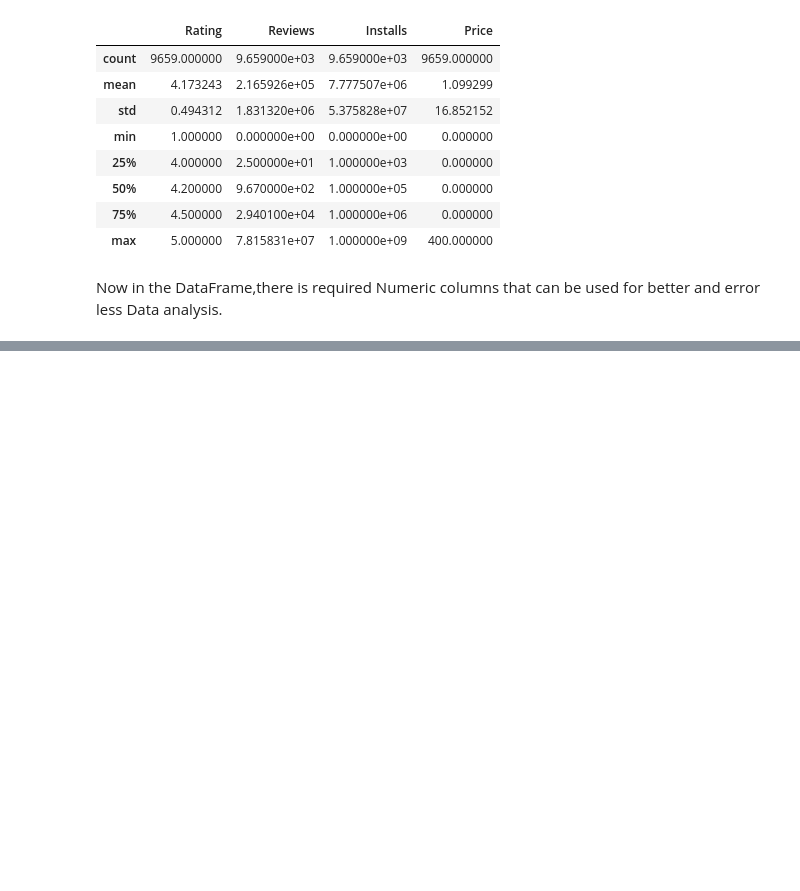
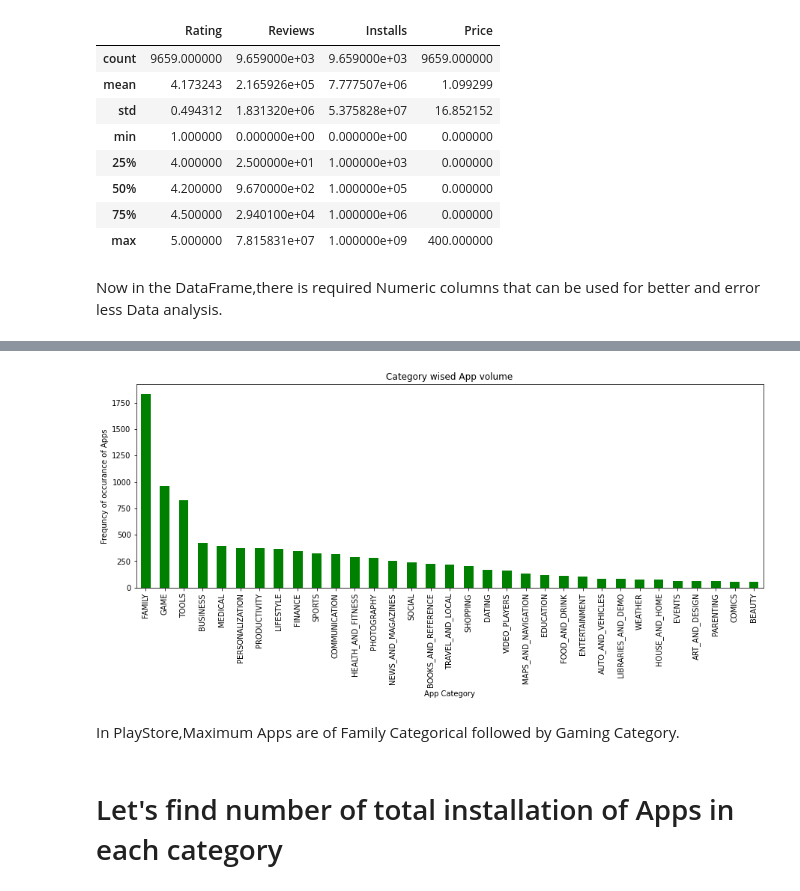
Before and after one commit to sarojsahu123/EDA-on-Play-Store-App-Review, a Jupyter notebook: Play_Store_App_Review_Analysis_Capstone_Project_Solution.ipynb, the cells around one changed output, grey strips where cells are left out. Drawn from its saved outputs; the diff is of its cells as text; code cells hidden in the pictures; blank space fills up the shorter version.

```diff
--- a/Play_Store_App_Review_Analysis_Capstone_Project_Solution.ipynb
+++ b/Play_Store_App_Review_Analysis_Capstone_Project_Solution.ipynb
@@ -299,0 +332,3 @@ Now in the DataFrame,there is required Numeric columns that can be used for bett
+# %%
+category_wise_App_volume=df['Category'].value_counts()
+category_wise_App_volume
@@ -299,0 +353,12 @@ Now in the DataFrame,there is required Numeric columns that can be used for bett
+# %%
+plt.rcParams['figure.figsize']=(15,5)
+category_wise_App_volume.plot(kind='bar',color='green')
+plt.title('Category wised App volume')
+plt.xlabel('App Category')
+plt.ylabel('Frequncy of occurance of Apps');
+# %% [output]
+[figure, added]
+# %% [markdown]
+In PlayStore,Maximum Apps are of Family Categorical followed by Gaming Category.
+# %% [markdown]
+# Let's find number of total installation of Apps in each category
```
Also changed, not shown: parts of 19 cells of this notebook.
